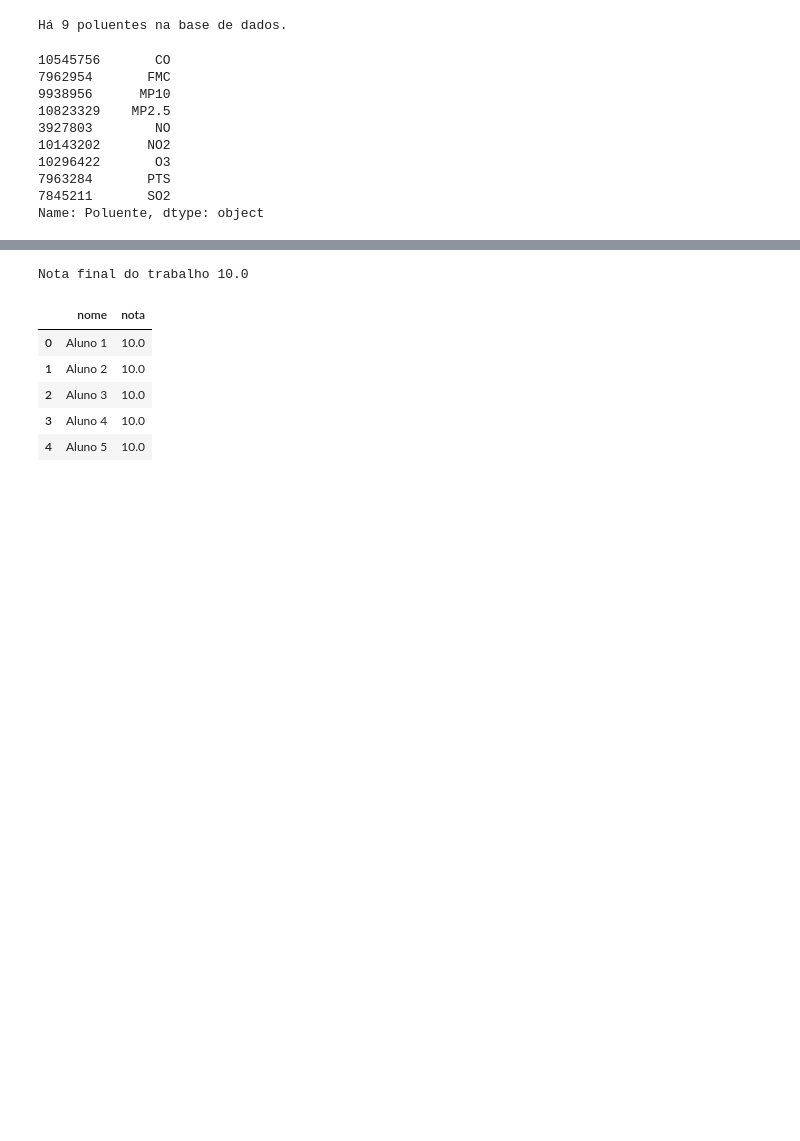
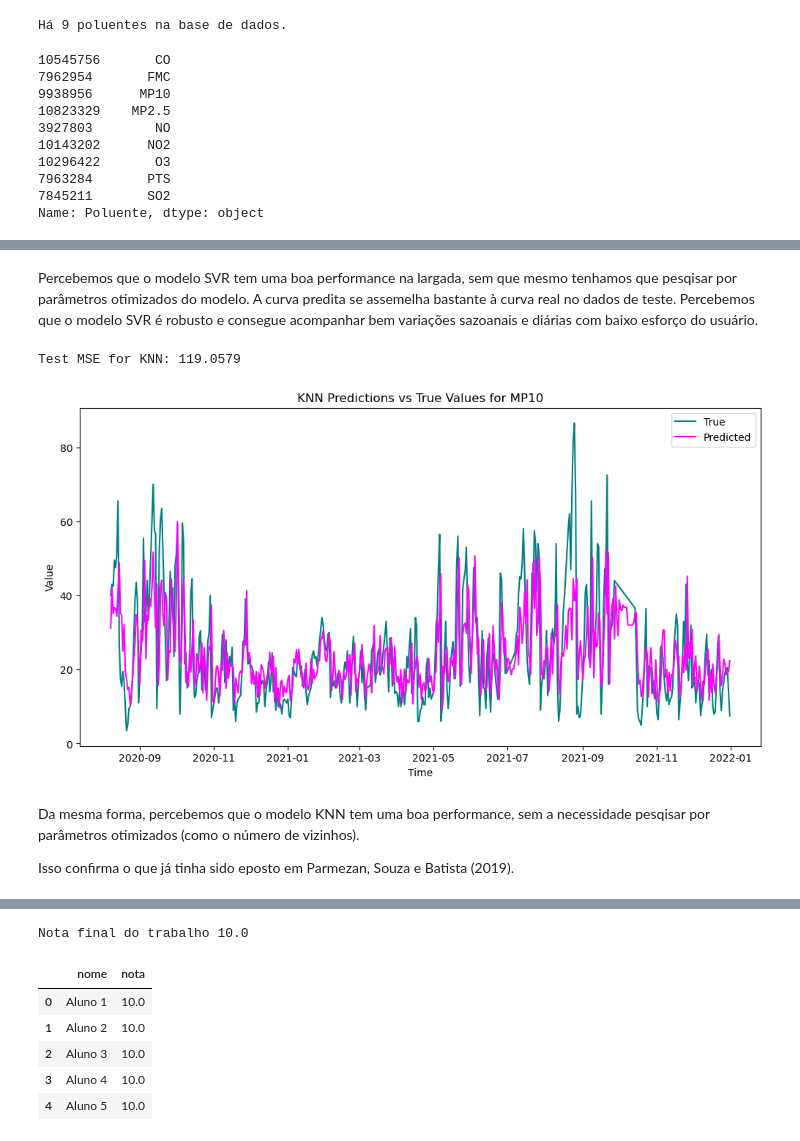
Before and after one commit to victorteodoro/projeto-aplicado-iv, a Jupyter notebook: projeto/cd_projeto_aplicado_IV_entrega_3.ipynb, the cells around one changed output, grey strips where cells are left out. Drawn from its saved outputs; the diff is of its cells as text; code cells hidden in the pictures; blank space fills up the shorter version.

```diff
--- a/projeto/cd_projeto_aplicado_IV_entrega_3.ipynb
+++ b/projeto/cd_projeto_aplicado_IV_entrega_3.ipynb
@@ -172 +237,50 @@ Test MSE: 0.0152
+# %% [markdown]
+Percebemos que o modelo SVR tem uma boa performance na largada, sem que mesmo tenhamos que pesqisar por parâmetros otimizados do modelo. A curva predita se assemelha bastante à curva real no dados de teste. Percebemos que o modelo SVR é robusto e consegue acompanhar bem variações sazoanais e diárias com baixo esforço do usuário.
+# %%
+from sklearn.neighbors import KNeighborsRegressor
+
+#2. Prepare data for supervised learning
+n_lags = 5
+df_mp10_supervised = series_to_supervised(df_mp10['Valor'].values, n_lags)
+X_mp10 = df_mp10_supervised.drop('y', axis=1).values
+y_mp10 = df_mp10_supervised['y'].values
+
+#3. Train-test split (saving 20% for testing)
+split_idx = int(len(X_mp10) * 0.8)
+X_train_mp10, X_test_mp10 = X_mp10[:split_idx], X_mp10[split_idx:]
+y_train_mp10, y_test_mp10 = y_mp10[:split_idx], y_mp10[split_idx:]
+
+#4. Scale features and target
+scaler_X_mp10 = StandardScaler().fit(X_train_mp10)
+scaler_y_mp10 = StandardScaler().fit(y_train_mp10.reshape(-1, 1))
+X_train_mp10_s = scaler_X_mp10.transform(X_train_mp10)
+X_test_mp10_s = scaler_X_mp10.transform(X_test_mp10)
+y_train_mp10_s = scaler_y_mp10.transform(y_train_mp10.reshape(-1, 1)).ravel()
+
+#5. Train KNN
+model_knn = KNeighborsRegressor(n_neighbors=5)
+model_knn.fit(X_train_mp10_s, y_train_mp10_s)
+
+#6. Predict and compute MSE
+y_pred_knn_s = model_knn.predict(X_test_mp10_s)
+y_pred_knn = scaler_y_mp10.inverse_transform(y_pred_knn_s.reshape(-1, 1)).ravel()
+mse_knn = mean_squared_error(y_test_mp10, y_pred_knn)
+print(f'Test MSE for KNN: {mse_knn:.4f}')
+
+#7. Plot predictions and the original series
+plt.figure(figsize=(12, 6))
+plt.plot(df_mp10.index[split_idx+5:], y_test_mp10, label='True', color='teal')
+plt.plot(df_mp10.index[split_idx+5:], y_pred_knn, label='Predicted', color='magenta')
+plt.title('KNN Predictions vs True Values for MP10')
+plt.xlabel('Time')
+plt.ylabel('Value')
+plt.legend()
+plt.show()
+# %% [output]
+Test MSE for KNN: 119.0579
+[figure, added]
+# %% [markdown]
+Da mesma forma, percebemos que o modelo KNN tem uma boa performance, sem a necessidade pesqisar por parâmetros otimizados (como o número de vizinhos).
+
+Isso confirma o que já tinha sido eposto em Parmezan, Souza e Batista (2019).
 # %%
```
Also changed, not shown: parts of 29 cells of this notebook.
